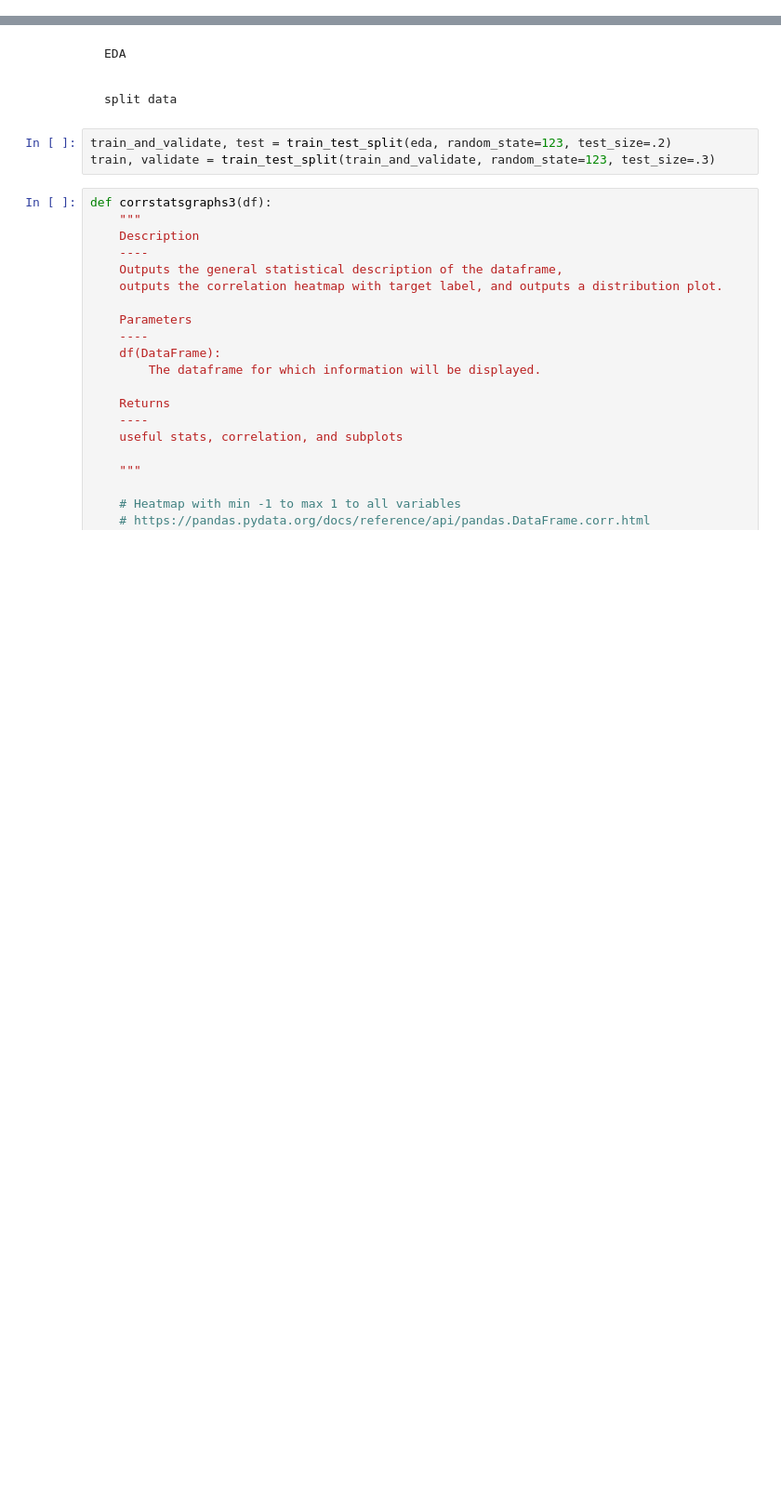
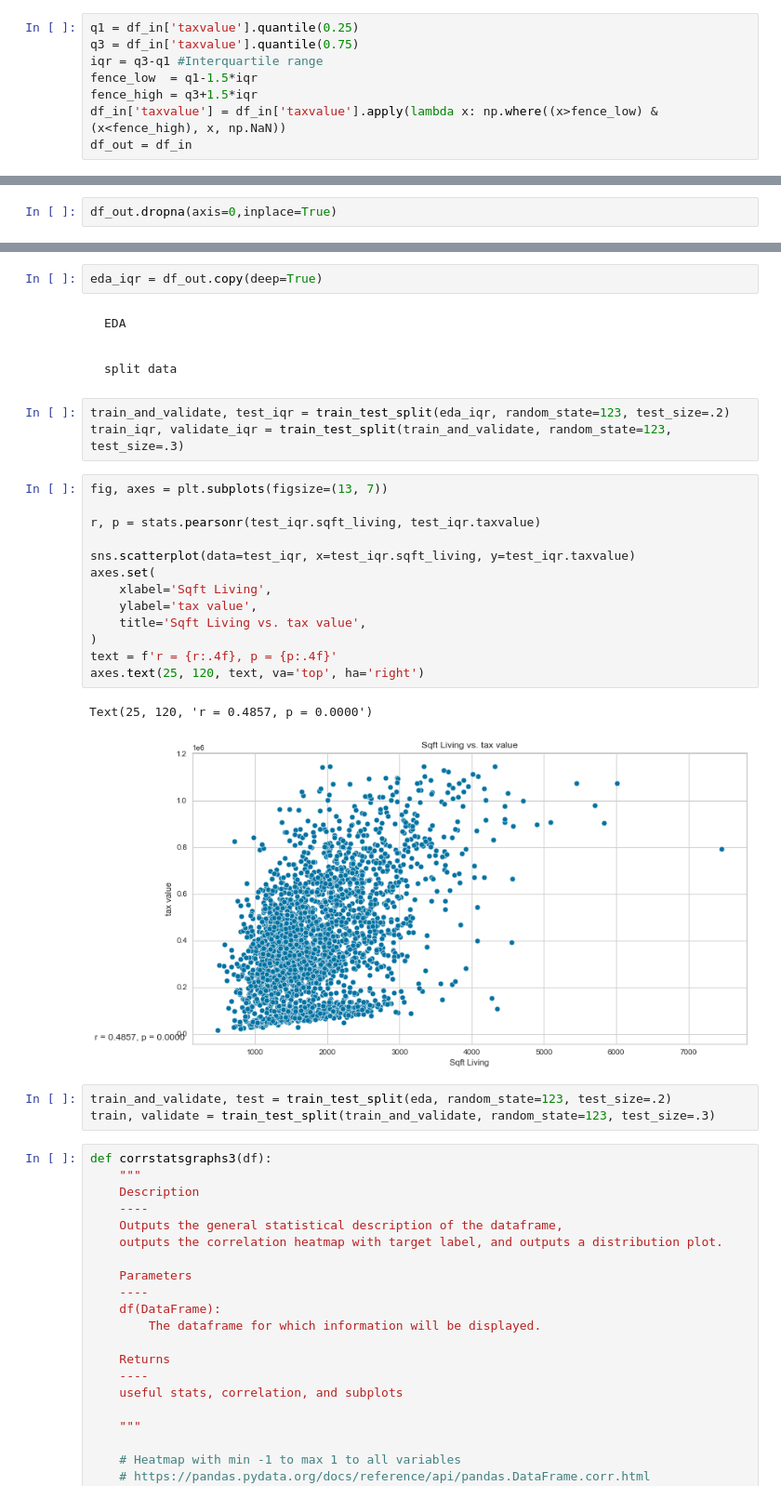
Before and after one commit to sgtcurran/my-project, a Jupyter notebook: zillow_project/zillow_rough.ipynb, the cells around one changed output, grey strips where cells are left out. Shown at 93% size. Drawn from its saved outputs; the diff is of its cells as text; blank space fills up the shorter version.

```diff
--- a/zillow_project/zillow_rough.ipynb
+++ b/zillow_project/zillow_rough.ipynb
@@ -415,0 +431,8 @@ Name: sqft_living, dtype: float64
+# %%
+q1 = df_in['taxvalue'].quantile(0.25)
+q3 = df_in['taxvalue'].quantile(0.75)
+iqr = q3-q1 #Interquartile range
+fence_low  = q1-1.5*iqr
+fence_high = q3+1.5*iqr
+df_in['taxvalue'] = df_in['taxvalue'].apply(lambda x: np.where((x>fence_low) & (x<fence_high), x, np.NaN))
+df_out = df_in
@@ -415,0 +462,2 @@ Name: sqft_living, dtype: float64
+# %%
+df_out.dropna(axis=0,inplace=True)
@@ -416,9 +496,30 @@ Name: sqft_living, dtype: float64
 # %%
 eda = df_prep.copy(deep=True)
+# %%
+eda_iqr = df_out.copy(deep=True)
 # %% [markdown]
     EDA
 # %% [markdown]
     split data
+# %%
+train_and_validate, test_iqr = train_test_split(eda_iqr, random_state=123, test_size=.2)
+train_iqr, validate_iqr = train_test_split(train_and_validate, random_state=123, test_size=.3)
+# %%
+fig, axes = plt.subplots(figsize=(13, 7))
+
+r, p = stats.pearsonr(test_iqr.sqft_living, test_iqr.taxvalue)
+
+sns.scatterplot(data=test_iqr, x=test_iqr.sqft_living, y=test_iqr.taxvalue)
+axes.set(
+    xlabel='Sqft Living',
+    ylabel='tax value',
+    title='Sqft Living vs. tax value',
+)
+text = f'r = {r:.4f}, p = {p:.4f}'
+axes.text(25, 120, text, va='top', ha='right')
+# %% [output]
+Text(25, 120, 'r = 0.4857, p = 0.0000')
+[figure, added]
 # %%
 train_and_validate, test = train_test_split(eda, random_state=123, test_size=.2)
 train, validate = train_test_split(train_and_validate, random_state=123, test_size=.3)
```
Also changed, not shown: parts of 54 cells of this notebook.
